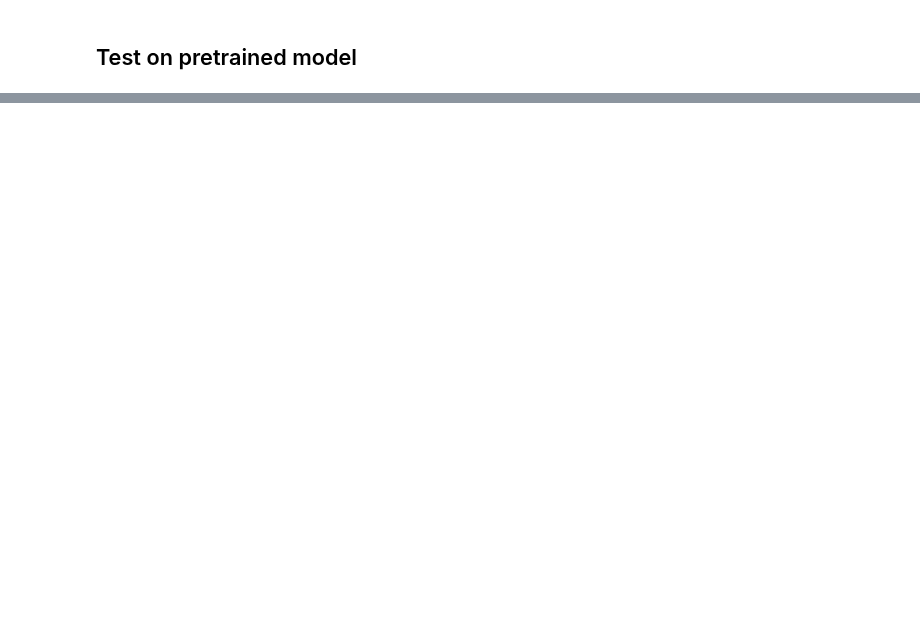
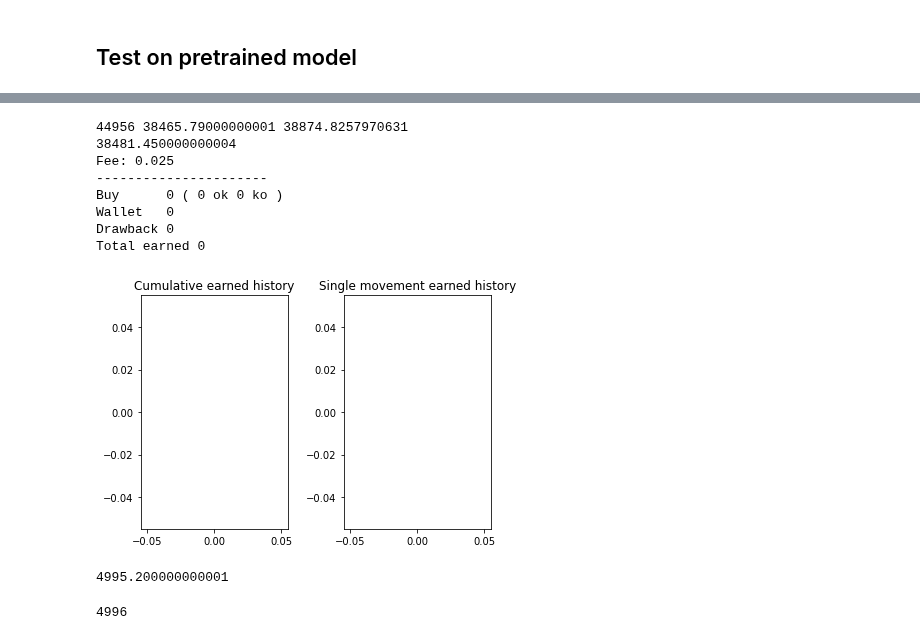
Before and after one commit to gabriele16/sats4u, a Jupyter notebook: colab/LSTM-CNN-BitCoin-Save-Load.ipynb, the cells around one changed output, grey strips where cells are left out. Saved outputs shown, nothing was run; the diff lists cells and outputs as text; code cells hidden in the pictures; blank space fills up the shorter version.

```diff
--- a/colab/LSTM-CNN-BitCoin-Save-Load.ipynb
+++ b/colab/LSTM-CNN-BitCoin-Save-Load.ipynb
@@ -167,0 +496,15 @@ plt.show()
+# %%
+total_wallet_history, single_wallet_history, wallet, kelly_frac = backtest_df(df_preds_true.dropna().iloc[-4995:], long_short = "long", fee=0.025)
+
+print('Total earned', wallet)
+
+plt.subplot(1, 2, 1)
+plt.plot(total_wallet_history)
+plt.title('Cumulative earned history')
+
+plt.subplot(1, 2, 2)
+plt.plot(single_wallet_history)
+plt.title('Single movement earned history')
+
+plt.tight_layout()
+plt.show()
@@ -167,0 +572,33 @@ plt.show()
+# %%
+total_wallet_history, single_wallet_history, wallet = backtest_debug(preds, true_vals, btc_model.split_point, ts_btc.step_back, fee=0.025)
+print('Total earned', wallet)
+
+plt.subplot(1, 2, 1)
+plt.plot(total_wallet_history)
+plt.title('Cumulative earned history')
+
+plt.subplot(1, 2, 2)
+plt.plot(single_wallet_history)
+plt.title('Single movement earned history')
+
+plt.tight_layout()
+plt.show()
+# %% [output]
+44956 38465.79000000001 38874.8257970631
+38481.450000000004
+Fee: 0.025
+----------------------
+Buy      0 ( 0 ok 0 ko )
+Wallet   0
+Drawback 0
+Total earned 0
+[figure, added]
+# %%
+(len(np.array(true_vals))-48)*0.1
+# %% [output]
+4995.200000000001
+# %%
+len(np.array(true_vals))
+len(np.array(preds))
+# %% [output]
+4996
```
Also changed, not shown: parts of 24 cells of this notebook, 1 other file.
